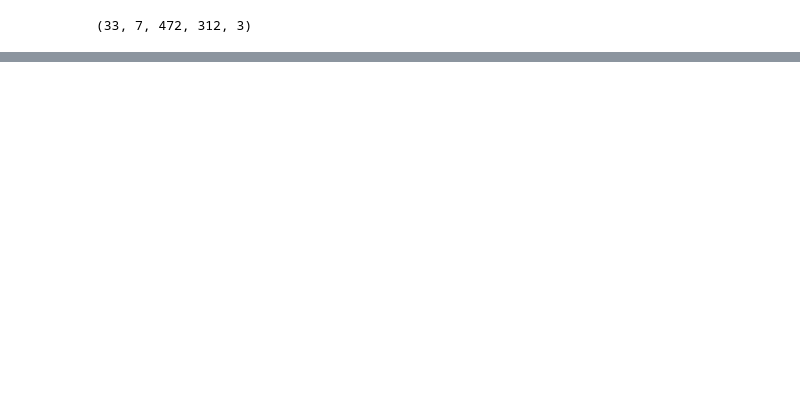
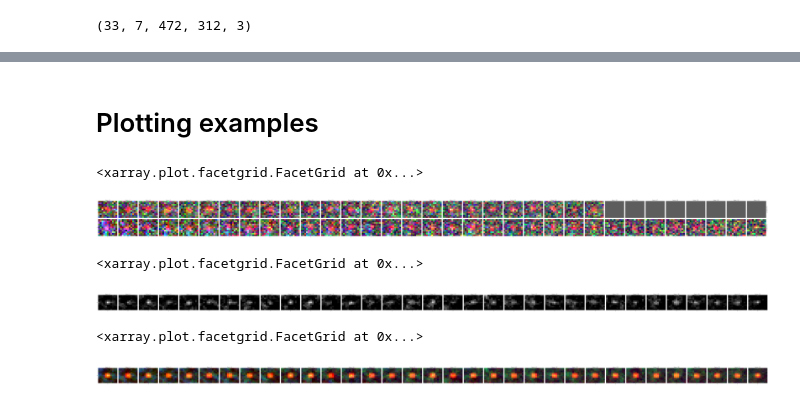
Before and after one commit to Colorado-State-University-Stasevich-Lab/croparray, a Jupyter notebook: notebooks/WorkingWithTrackArrays.ipynb, the cells around one changed output, grey strips where cells are left out. Saved outputs shown, nothing was run; the diff lists cells and outputs as text; code cells hidden in the pictures; blank space fills up the shorter version.

Commit message:
Got X-array working

```diff
--- a/notebooks/WorkingWithTrackArrays.ipynb
+++ b/notebooks/WorkingWithTrackArrays.ipynb
@@ -563,0 +114,45 @@ ta.napari_viewer(np.hstack(np.mean(array_to_crops(smart_z),axis=1)),[1,1],int_ra
+# %%
+# Create a crop array object:
+ca = CropArray(crop_array_vid, crop_array_df, crop_pad)
+# %%
+# Create a best-z projection, bext_z, and also a best_z projection that is background corrected, best_z_bg
+my_best_z_masks = ca.best_z_mask(1,0,z_offset = [0,0,0]) # best-z mask w/0 z-offset between channels
+best_z = ca.mask_projection(np.clip(ca.arr,0,1000000), my_best_z_masks) # best-z projection; clip to make sure data is +
+best_z_bg = ca.local_background_subtract(best_z,ca.donut_mask_2D(5,1)) # subtract background in donut rings from max projection
+# %%
+# Create an X-array object from the crop array:
+crop_number =np.arange(ca.n_crops())
+frame =np.arange(ca.n_frames())
+z=np.arange(ca.z_slices())
+y=np.arange(-ca.crop_pad,ca.crop_pad+1)
+x=np.arange(-ca.crop_pad,ca.crop_pad+1)
+ch=np.arange(ca.n_channels())
+int = xr.DataArray(ca.crops(), coords=[crop_number,frame,z,y,x,ch], dims=["crop_number","frame","z","y","x","ch"])
+best_z_int = xr.DataArray(ca.array_to_crops(best_z),coords=[crop_number,frame,y,x,ch],dims=["crop_number","frame","y","x","ch"])
+best_z_bg_int = xr.DataArray(ca.array_to_crops(best_z_bg),coords=[crop_number,frame,y,x,ch],dims=["crop_number","frame","y","x","ch"])
+# %%
+# Create an X-array dataset
+my_ds = xr.Dataset({
+'intensity':int,
+'intensity_best_z':best_z_int,
+'intensity_best_z_bg':best_z_bg_int
+},
+attrs = {'example attrs':'This is a global attribute'}
+)
+# %% [markdown]
+# Plotting examples
+# %%
+my_ds.intensity_best_z_bg.sel(frame=slice(0,33),crop_number=slice(0,1)).plot.imshow(col='frame',row='crop_number',rgb='ch',yticks=[],xticks=[],robust=True)
+# %% [output]
+<xarray.plot.facetgrid.FacetGrid at 0x...>
+[figure, added]
+# %%
+my_ds.intensity_best_z_bg.groupby('frame').mean('crop_number').sel(ch=1).plot.imshow(col='frame',yticks=[],xticks=[],cmap='gray',add_colorbar=False, vmin=0,vmax=10)
+# %% [output]
+<xarray.plot.facetgrid.FacetGrid at 0x...>
+[figure, added]
+# %%
+my_ds.intensity_best_z_bg.groupby('frame').mean('crop_number').plot.imshow(col='frame',rgb='ch',yticks=[],xticks=[],robust=True)
+# %% [output]
+<xarray.plot.facetgrid.FacetGrid at 0x...>
+[figure, added]
```
Also changed, not shown: parts of 132 cells of this notebook, 4 other files.
